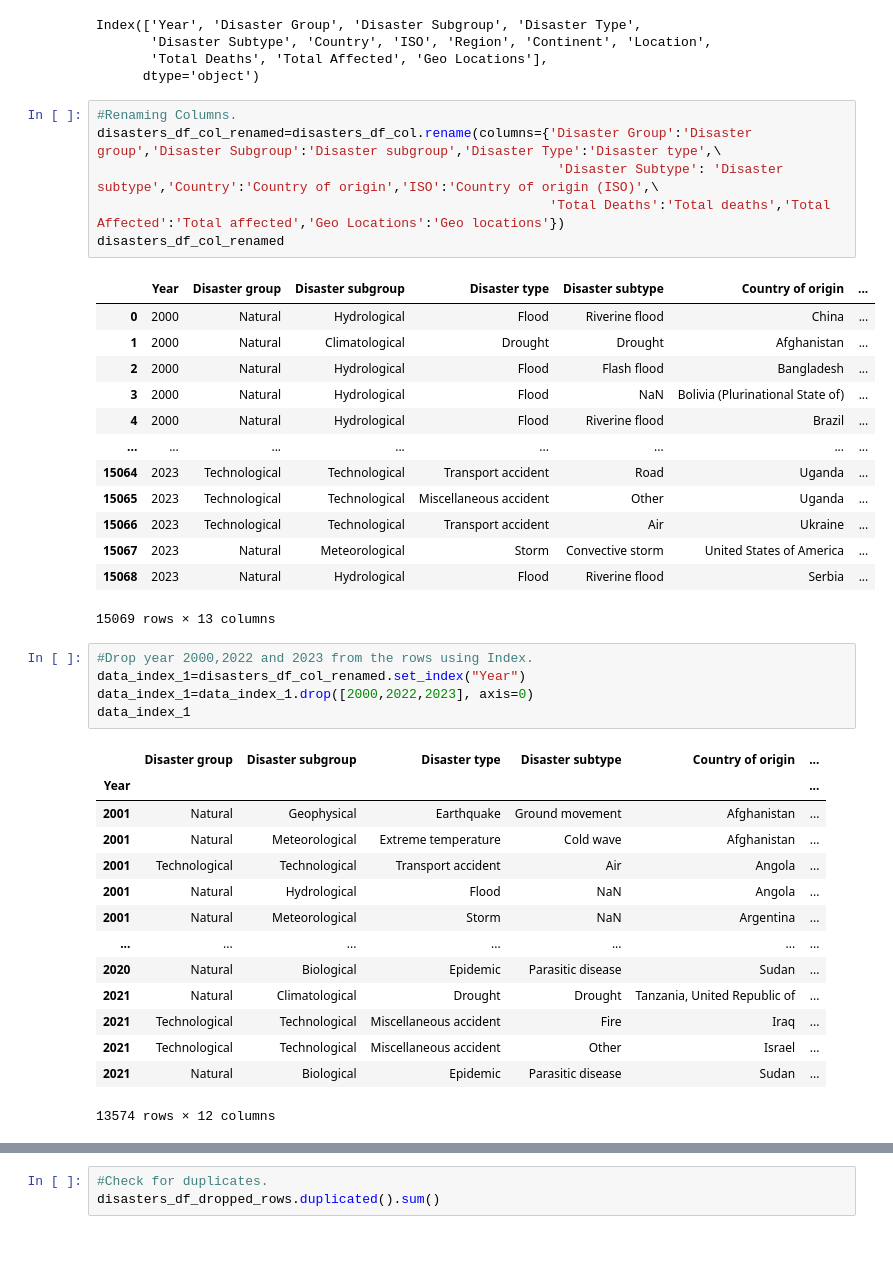
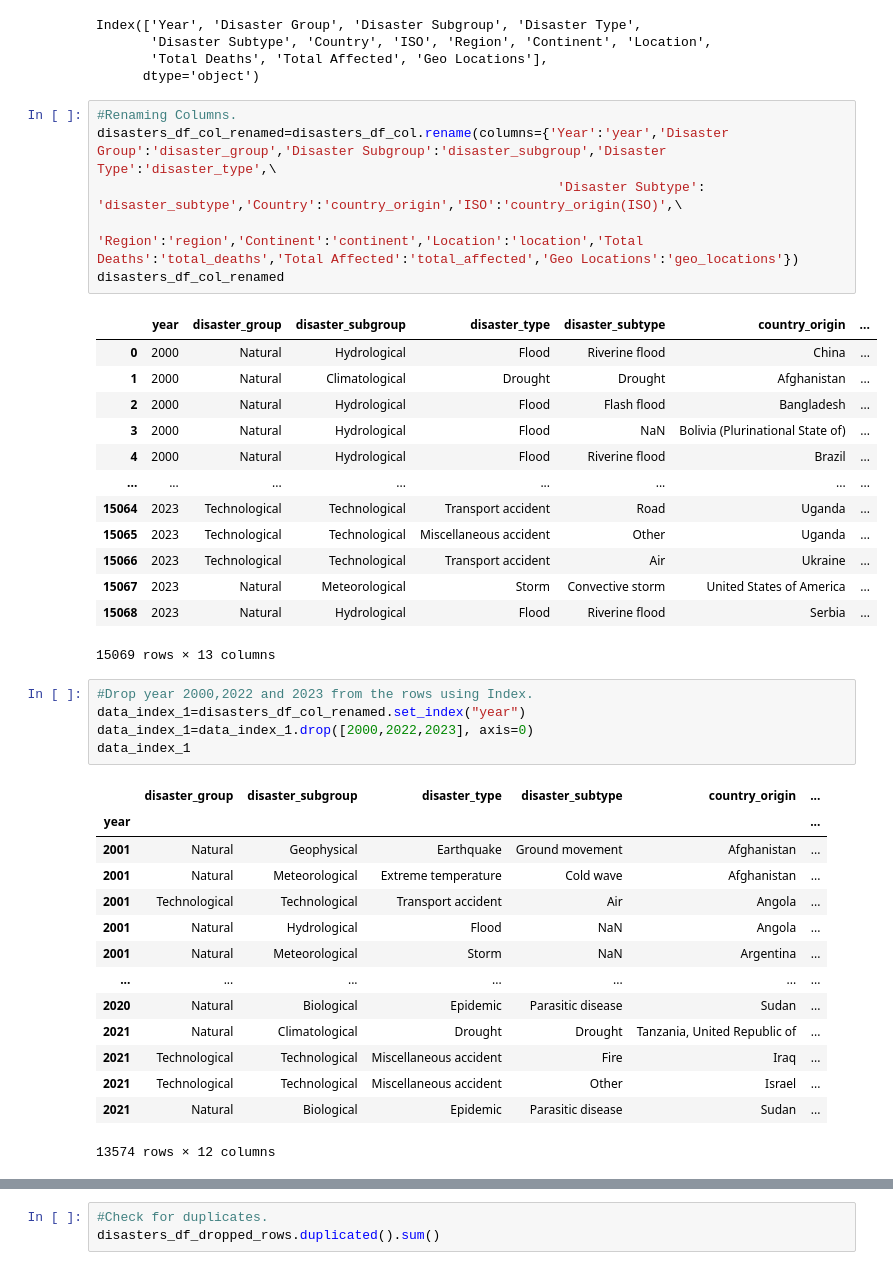
Before and after one commit to Nerdosth/Refugee-Migration, a Jupyter notebook: Refugee Migration.ipynb, the cells around one changed output, grey strips where cells are left out. Cells and saved outputs as stored; diff of their text form.

```diff
--- a/Refugee Migration.ipynb
+++ b/Refugee Migration.ipynb
@@ -235,12 +266,12 @@ Index(['Year', 'Disaster Group', 'Disaster Subgroup', 'Disaster Type',
       dtype='object')
 # %%
 #Renaming Columns.
-disasters_df_col_renamed=disasters_df_col.rename(columns={'Disaster Group':'Disaster group','Disaster Subgroup':'Disaster subgroup','Disaster Type':'Disaster type',\
-                                                           'Disaster Subtype': 'Disaster subtype','Country':'Country of origin','ISO':'Country of origin (ISO)',\
-                                                          'Total Deaths':'Total deaths','Total Affected':'Total affected','Geo Locations':'Geo locations'})
+disasters_df_col_renamed=disasters_df_col.rename(columns={'Year':'year','Disaster Group':'disaster_group','Disaster Subgroup':'disaster_subgroup','Disaster Type':'disaster_type',\
+                                                           'Disaster Subtype': 'disaster_subtype','Country':'country_origin','ISO':'country_origin(ISO)',\
+                                                          'Region':'region','Continent':'continent','Location':'location','Total Deaths':'total_deaths','Total Affected':'total_affected','Geo Locations':'geo_locations'})
 disasters_df_col_renamed
 # %% [output]
-|  | Year | Disaster group | Disaster subgroup | Disaster type | Disaster subtype | Country of origin | ... |
+|  | year | disaster_group | disaster_subgroup | disaster_type | disaster_subtype | country_origin | ... |
 | 0 | 2000 | Natural | Hydrological | Flood | Riverine flood | China | ... |
 | 1 | 2000 | Natural | Climatological | Drought | Drought | Afghanistan | ... |
 | 2 | 2000 | Natural | Hydrological | Flood | Flash flood | Bangladesh | ... |
@@ -255,12 +286,12 @@ disasters_df_col_renamed
 15069 rows × 13 columns
 # %%
 #Drop year 2000,2022 and 2023 from the rows using Index.
-data_index_1=disasters_df_col_renamed.set_index("Year")
+data_index_1=disasters_df_col_renamed.set_index("year")
 data_index_1=data_index_1.drop([2000,2022,2023], axis=0)
 data_index_1
 # %% [output]
-|  | Disaster group | Disaster subgroup | Disaster type | Disaster subtype | Country of origin | ... |
-| Year |  |  |  |  |  | ... |
+|  | disaster_group | disaster_subgroup | disaster_type | disaster_subtype | country_origin | ... |
+| year |  |  |  |  |  | ... |
 | 2001 | Natural | Geophysical | Earthquake | Ground movement | Afghanistan | ... |
 | 2001 | Natural | Meteorological | Extreme temperature | Cold wave | Afghanistan | ... |
 | 2001 | Technological | Technological | Transport accident | Air | Angola | ... |
```
Also changed, not shown: parts of 33 cells of this notebook, 10 other files.
